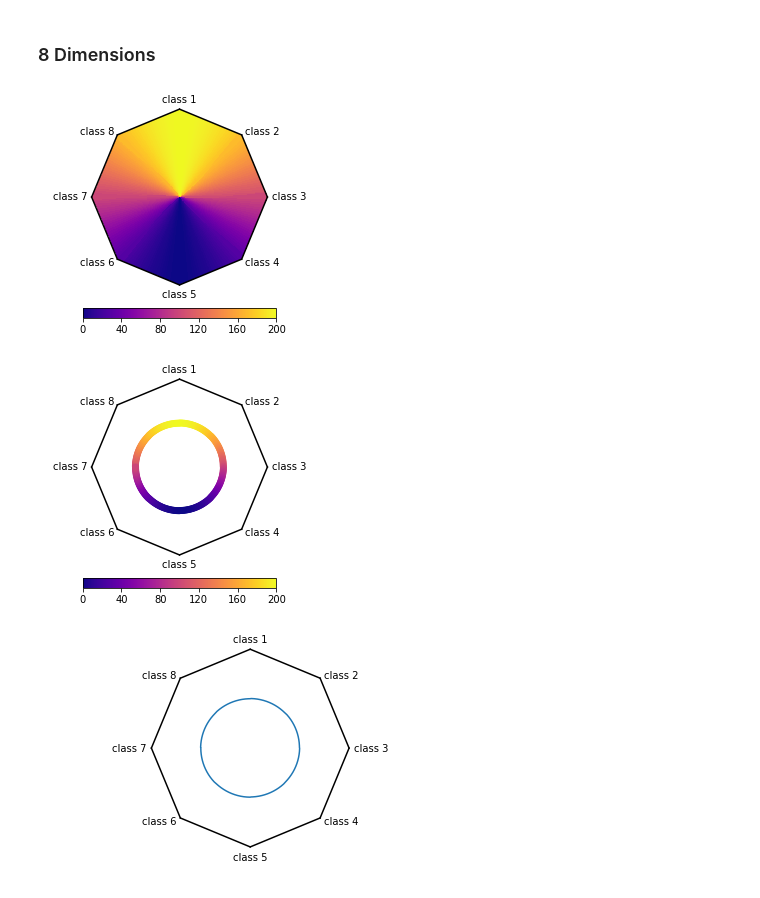
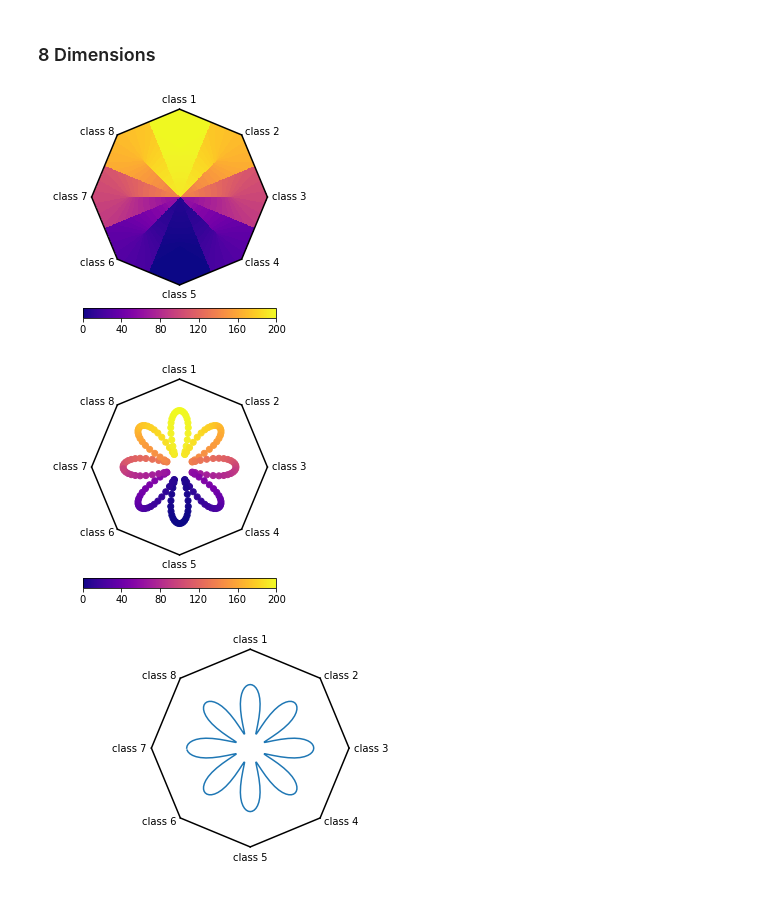
Before and after one commit to fraunhofer-izi/multi_bary_plot, a Jupyter notebook: README.ipynb, the cells around one changed output. Cells and saved outputs as stored; diff of their text form; code cells hidden in the pictures.

```diff
--- a/README.ipynb
+++ b/README.ipynb
@@ -45,27 +45,28 @@ fig, ax, ll = bp.plot()
 # %%
 # generate data
 import numpy as np
-vec = np.pi * np.array(range(201)) / 100
+vec = np.pi * np.array(range(200)) / 100
 pos = np.sin(vec)+1
-pdat = pd.DataFrame({'class 1':pos,
-                     'class 2':np.roll(pos, 25),
-                     'class 3':np.roll(pos, 50),
-                     'class 4':np.roll(pos, 75),
-                     'class 5':np.roll(pos, 100),
-                     'class 6':np.roll(pos, 125),
-                     'class 7':np.roll(pos, 150),
-                     'class 8':np.roll(pos, 175),
+ep = (np.cos(vec*8)*.8) + 1
+pdat = pd.DataFrame({'class 1':pos**ep,
+                     'class 2':np.roll(pos, 25)**ep,
+                     'class 3':np.roll(pos, 50)**ep,
+                     'class 4':np.roll(pos, 75)**ep,
+                     'class 5':np.roll(pos, 100)**ep,
+                     'class 6':np.roll(pos, 125)**ep,
+                     'class 7':np.roll(pos, 150)**ep,
+                     'class 8':np.roll(pos, 175)**ep,
                      'val':pos*100})
 # plot
 bp = multi_bary_plot(pdat, 'val')
 fig, ax, im = bp.imshow(cmap='plasma')
 # %% [output]
-[figure, old version]
+[figure, new version]
 # %%
 fig, ax, sc = bp.scatter(cmap='plasma')
 # %% [output]
-[figure, old version]
+[figure, new version]
 # %%
 fig, ax, ll = bp.plot()
 # %% [output]
-[figure, old version]
+[figure, new version]
```
